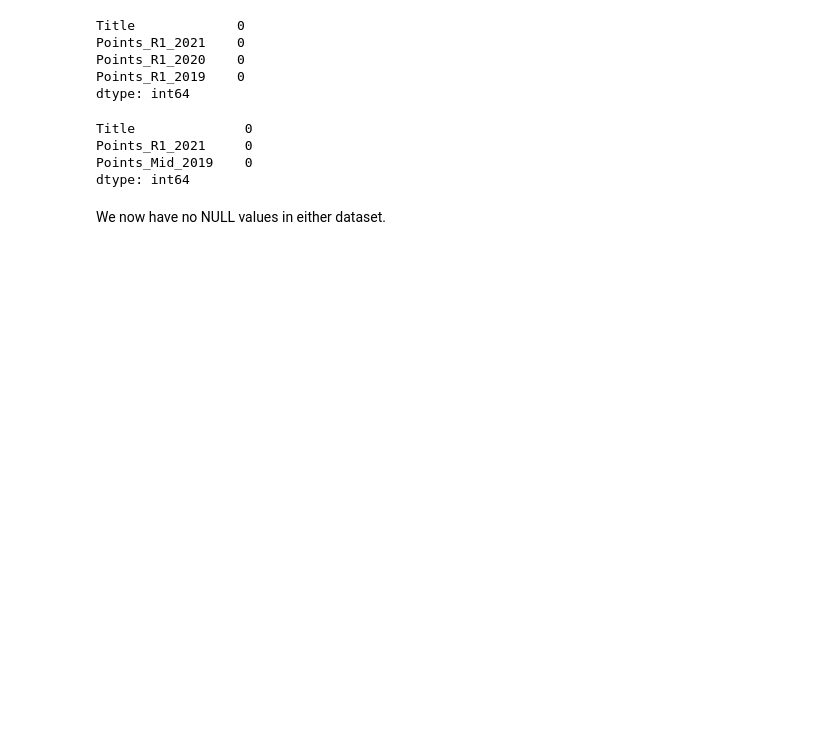
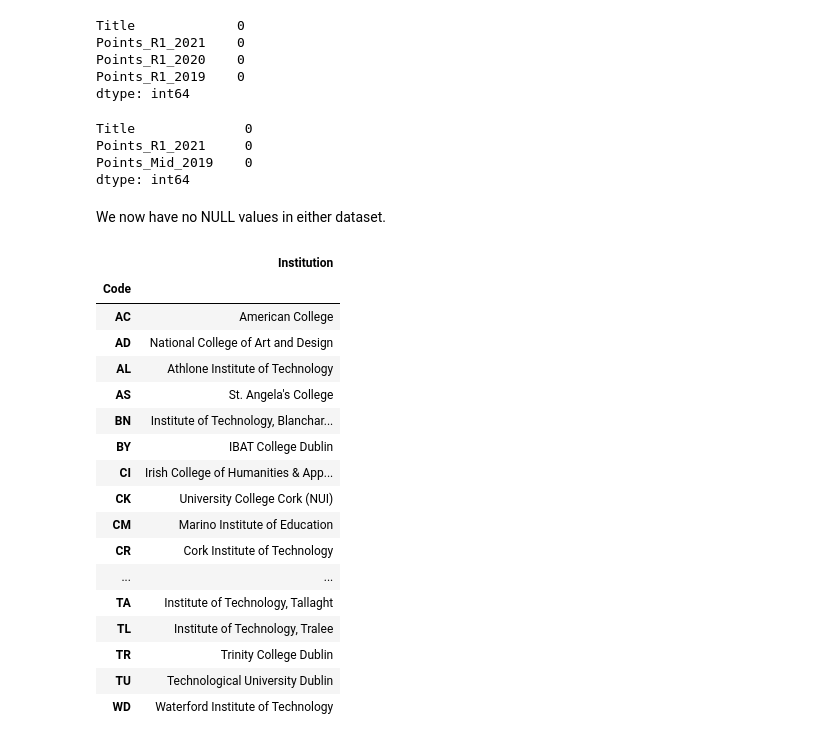
Before and after one commit to conor-mccaffrey/cao-points, a Jupyter notebook: cao-points-analysis.ipynb, the cells around one changed output. Drawn from its saved outputs; the diff is of its cells as text; code cells hidden in the pictures; blank space fills up the shorter version.

```diff
--- a/cao-points-analysis.ipynb
+++ b/cao-points-analysis.ipynb
@@ -1202,3 +1208,35 @@ Points_Mid_2019    0
 dtype: int64
 # %% [markdown]
 We now have no NULL values in either dataset.
+# %%
+# Let's create a dataframe with abbreviations of Institutions
+data = [['AC', 'American College'], ['AD', 'National College of Art and Design'], ['AL', 'Athlone Institute of Technology'] ,['AS', 'St. Angela\'s College'],['BN', 'Institute of Technology, Blanchardstown'], ['BY', 'IBAT College Dublin'] ,['CI', 'Irish College of Humanities & Applied Sciences' ],['CK', 'University College Cork (NUI)'],['CM', 'Marino Institute of Education'],['CR', 'Cork Institute of Technology' ],['CT', 'CCT College Dublin'],
+        ['CW', 'Institute of Technology, Carlow'],['DB', 'Dublin Business School'],['DC', 'Dublin City University'],['DK','Dundalk Institute of Technology'],['DL', 'Dun Laoghaire Institute of Art, Design and Technology'],['DN', 'University College Dublin (NUI)'],['DS', 'Dorset College'],['DT', 'Dublin Institute of Technology'],['GA', 'Galway-Mayo Institute of Technology'],['GB', 'Galway Business School'],['GC', 'Griffith College'],
+        ['GY', 'National University of Ireland, Galway'],['ID', 'ICD Business School'],['LC', 'Limerick Institute of Technology'],['LM', 'University of Limerick'],['LY', 'Letterkenny Institute of Technology'],['MH', 'Maynooth University'],['MI', 'Mary Immaculate College'], ['MT','Munster Technological University'],['MU','Pontifical University, St Patrick\'s College' ],['NC', 'National College of Ireland (NCI)'],['NM', 'St Nicholas Montessori College Ireland']
+       ,['PC', 'Carlow College, St. Patrick\'s'],['RC', 'RCSI University of Medicine & Health Sciences'],['SG', 'Institute of Technology, Sligo'], ['TA', 'Institute of Technology, Tallaght'],['TL', 'Institute of Technology, Tralee'],['TR', 'Trinity College Dublin'],['TU', 'Technological University Dublin'],['WD', 'Waterford Institute of Technology']]
+
+# Create the pandas DataFrame
+abbrev = pd.DataFrame(data, columns = ['Code', 'Institution'])
+abbrev.set_index('Code', inplace = True)
+
+# print dataframe to check
+abbrev
+# %% [output]
+|  | Institution |
+| Code |  |
+| AC | American College |
+| AD | National College of Art and Design |
+| AL | Athlone Institute of Technology |
+| AS | St. Angela's College |
+| BN | Institute of Technology, Blanchar... |
+| BY | IBAT College Dublin |
+| CI | Irish College of Humanities & App... |
+| CK | University College Cork (NUI) |
+| CM | Marino Institute of Education |
+| CR | Cork Institute of Technology |
+| ... | ... |
+| TA | Institute of Technology, Tallaght |
+| TL | Institute of Technology, Tralee |
+| TR | Trinity College Dublin |
+| TU | Technological University Dublin |
+| WD | Waterford Institute of Technology |
```
Also changed, not shown: parts of 22 cells of this notebook, 13 other files.
